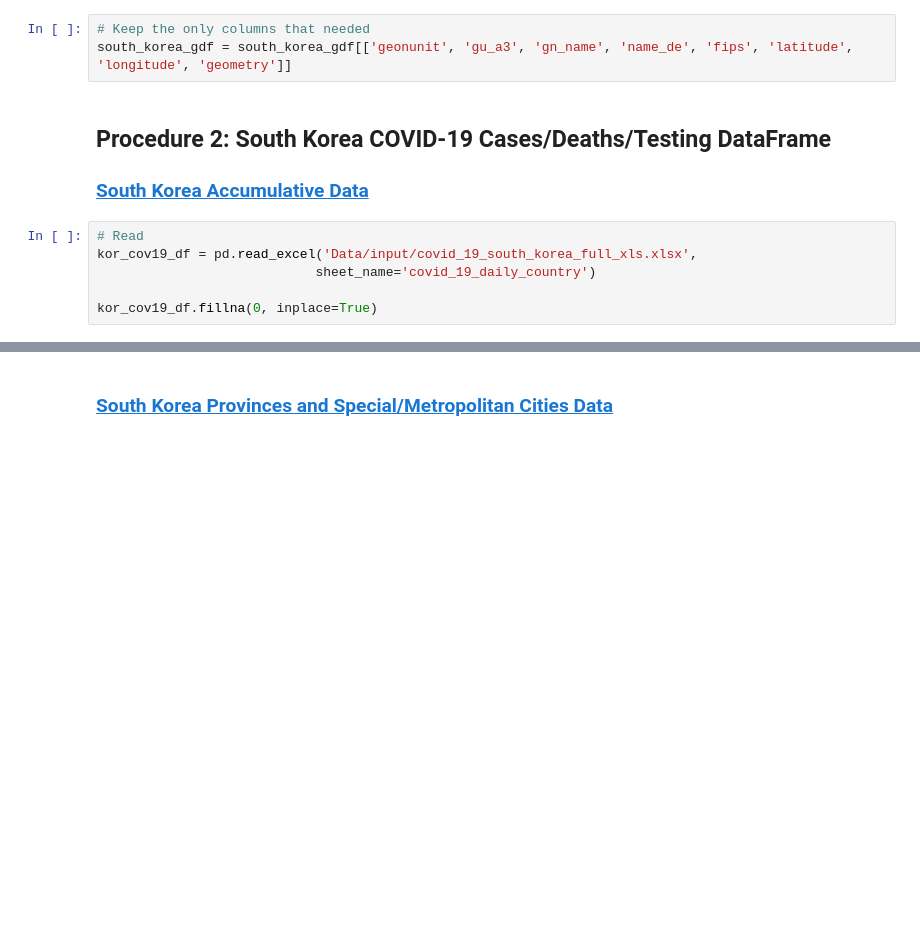
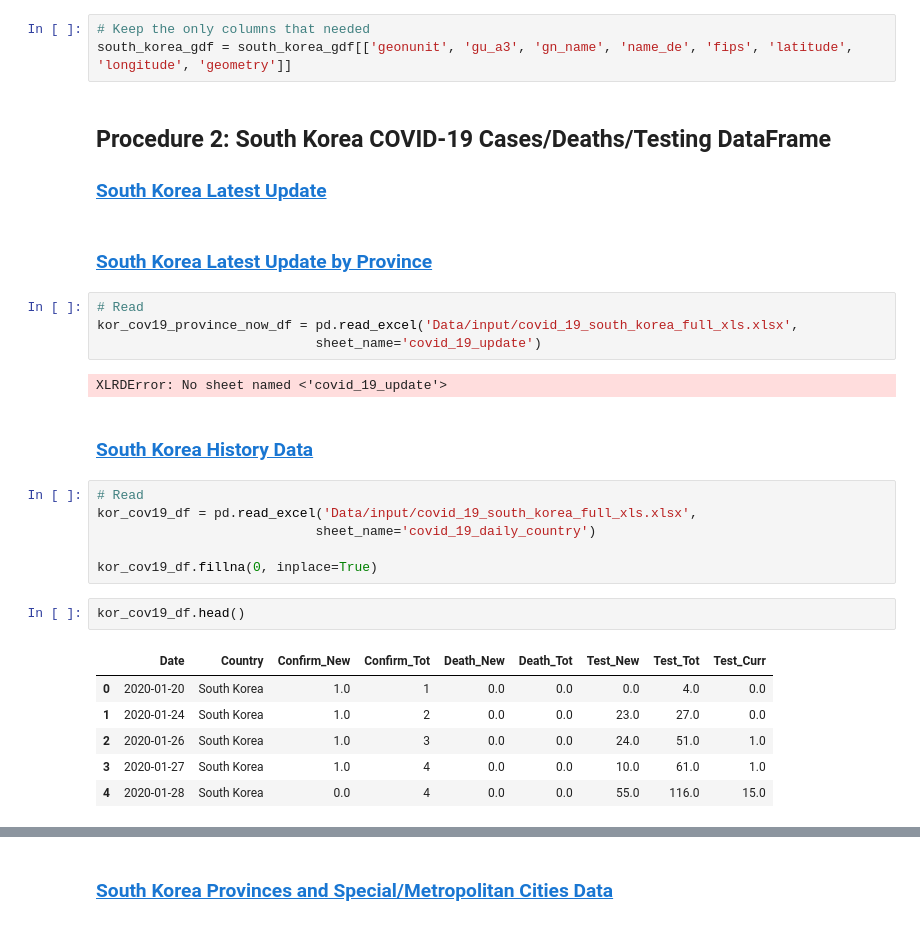
Before and after one commit to katkim0307/COVID-19_Response_Comparison, a Jupyter notebook: Final.ipynb, the cells around one changed output, grey strips where cells are left out. Cells and saved outputs as stored; diff of their text form; blank space fills up the shorter version.

```diff
--- a/Final.ipynb
+++ b/Final.ipynb
@@ -519,10 +549,29 @@ south_korea_gdf=ne_admin_1_states_gdf[ne_admin_1_states_gdf['admin']=='South Kor
 south_korea_gdf = south_korea_gdf[['geonunit', 'gu_a3', 'gn_name', 'name_de', 'fips', 'latitude', 'longitude', 'geometry']]
 # %% [markdown]
 ## Procedure 2: South Korea COVID-19 Cases/Deaths/Testing DataFrame
-### [South Korea Accumulative Data](https://github.com/katkim0307/COVID-19_Response_Comparison/blob/master/Data/input/covid_19_south_korea_full_xls.xlsx)
+### [South Korea Latest Update](https://github.com/katkim0307/COVID-19_Response_Comparison/blob/master/Data/input/covid_19_south_korea_full_xls.xlsx)
+# %% [markdown]
+### [South Korea Latest Update by Province](https://github.com/katkim0307/COVID-19_Response_Comparison/blob/master/Data/input/covid_19_south_korea_full_xls.xlsx)
+# %%
+# Read
+kor_cov19_province_now_df = pd.read_excel('Data/input/covid_19_south_korea_full_xls.xlsx',
+                            sheet_name='covid_19_update')
+# %% [output]
+XLRDError: No sheet named <'covid_19_update'>
+# %% [markdown]
+### [South Korea History Data](https://github.com/katkim0307/COVID-19_Response_Comparison/blob/master/Data/input/covid_19_south_korea_full_xls.xlsx)
 # %%
 # Read
 kor_cov19_df = pd.read_excel('Data/input/covid_19_south_korea_full_xls.xlsx',
                             sheet_name='covid_19_daily_country')
 
 kor_cov19_df.fillna(0, inplace=True)
+# %%
+kor_cov19_df.head()
+# %% [output]
+|  | Date | Country | Confirm_New | Confirm_Tot | Death_New | Death_Tot | Test_New | Test_Tot | Test_Curr |
+| 0 | 2020-01-20 | South Korea | 1.0 | 1 | 0.0 | 0.0 | 0.0 | 4.0 | 0.0 |
+| 1 | 2020-01-24 | South Korea | 1.0 | 2 | 0.0 | 0.0 | 23.0 | 27.0 | 0.0 |
+| 2 | 2020-01-26 | South Korea | 1.0 | 3 | 0.0 | 0.0 | 24.0 | 51.0 | 1.0 |
+| 3 | 2020-01-27 | South Korea | 1.0 | 4 | 0.0 | 0.0 | 10.0 | 61.0 | 1.0 |
+| 4 | 2020-01-28 | South Korea | 0.0 | 4 | 0.0 | 0.0 | 55.0 | 116.0 | 15.0 |
```
Also changed, not shown: parts of 33 cells of this notebook, 3 other files.
